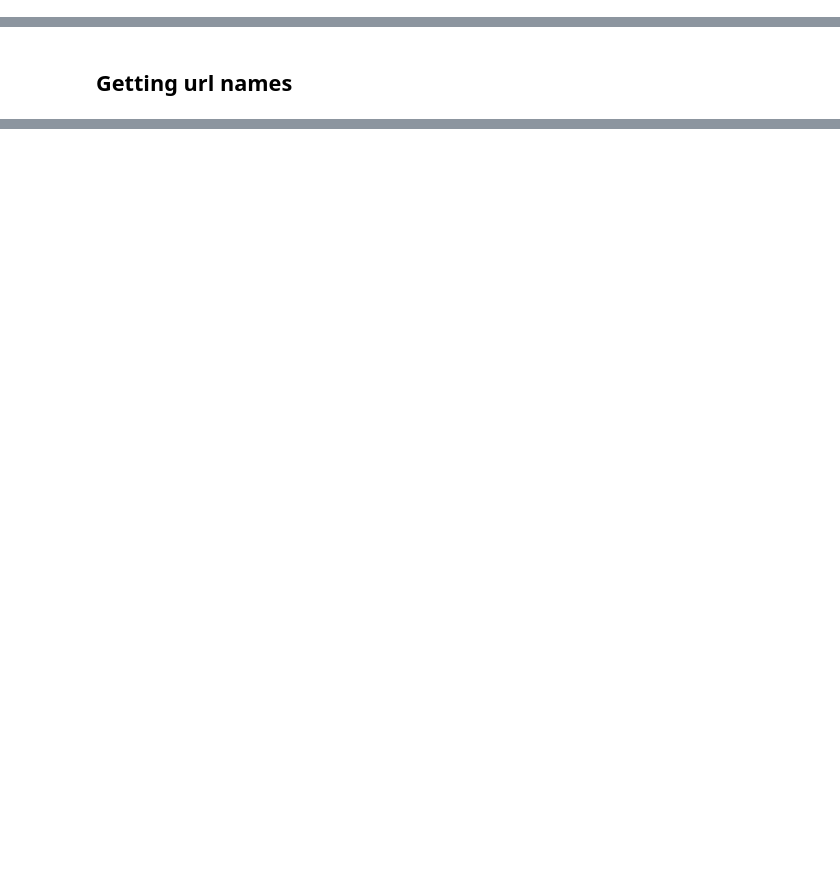
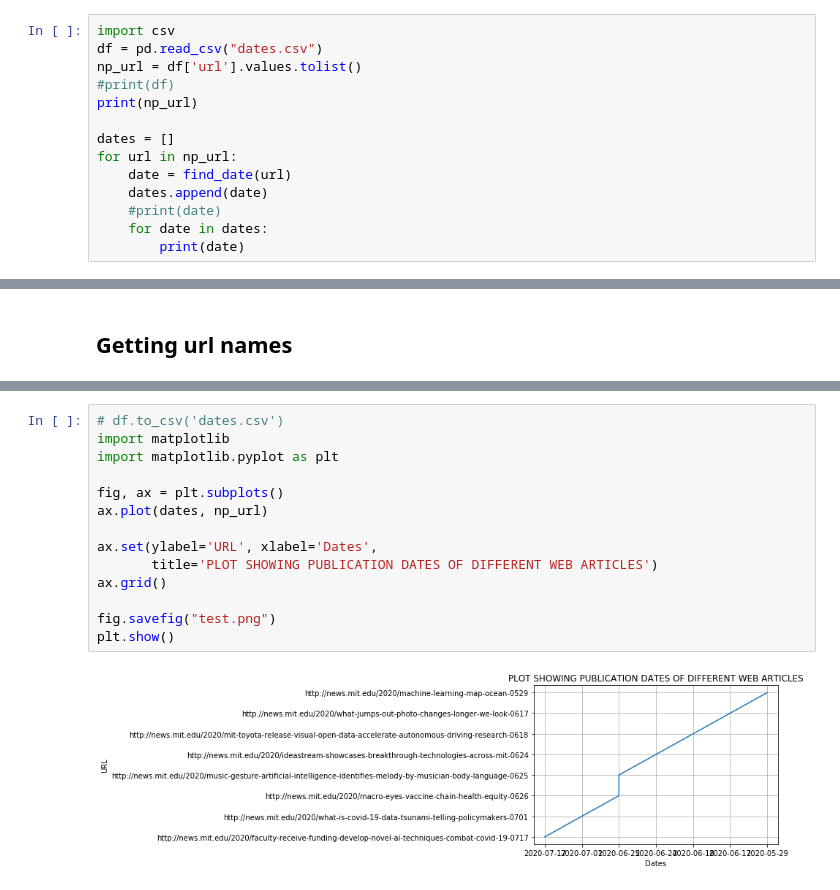
Before and after one commit to quazuz/CMSC6950_Project, a Jupyter notebook: htmldate.ipynb, the cells around one changed output, grey strips where cells are left out. Drawn from its saved outputs; the diff is of its cells as text; blank space fills up the shorter version.

```diff
--- a/htmldate.ipynb
+++ b/htmldate.ipynb
@@ -41,0 +9,14 @@ import numpy as np
+# %%
+import csv
+df = pd.read_csv("dates.csv")
+np_url = df['url'].values.tolist()
+#print(df)
+print(np_url)
+
+dates = []
+for url in np_url:
+    date = find_date(url)
+    dates.append(date)
+    #print(date)
+    for date in dates:
+        print(date)
@@ -148,0 +66,16 @@ http://web.mit.edu
+# %%
+# df.to_csv('dates.csv')
+import matplotlib
+import matplotlib.pyplot as plt
+
+fig, ax = plt.subplots()
+ax.plot(dates, np_url)
+
+ax.set(ylabel='URL', xlabel='Dates',
+       title='PLOT SHOWING PUBLICATION DATES OF DIFFERENT WEB ARTICLES')
+ax.grid()
+
+fig.savefig("test.png")
+plt.show()
+# %% [output]
+[figure, added]
```
Also changed, not shown: parts of 14 cells of this notebook.
